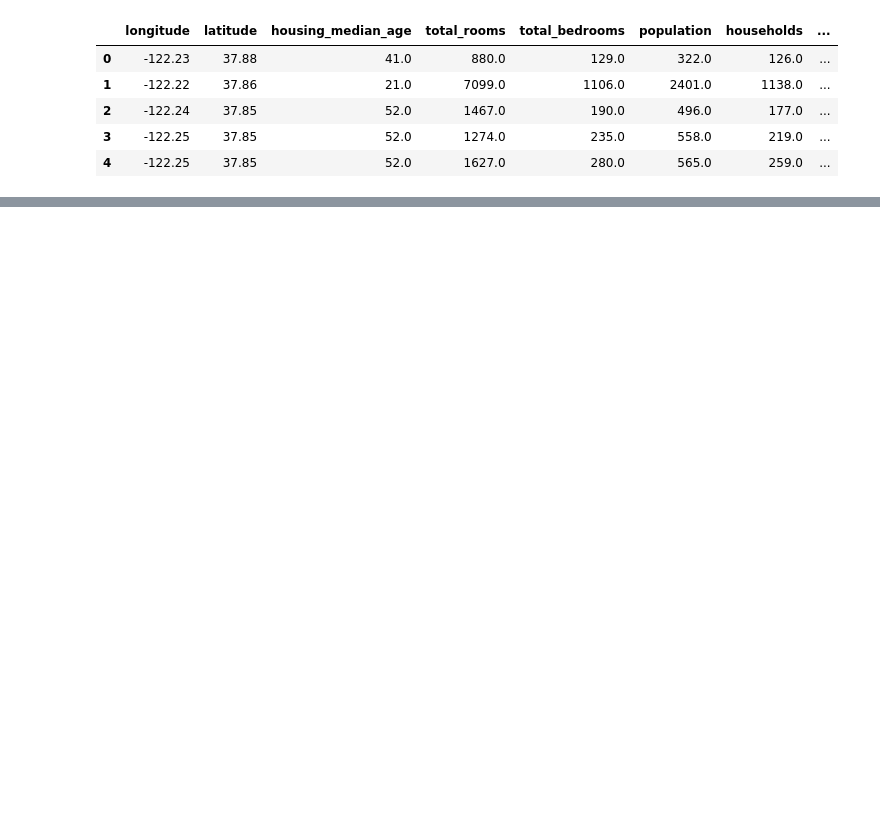
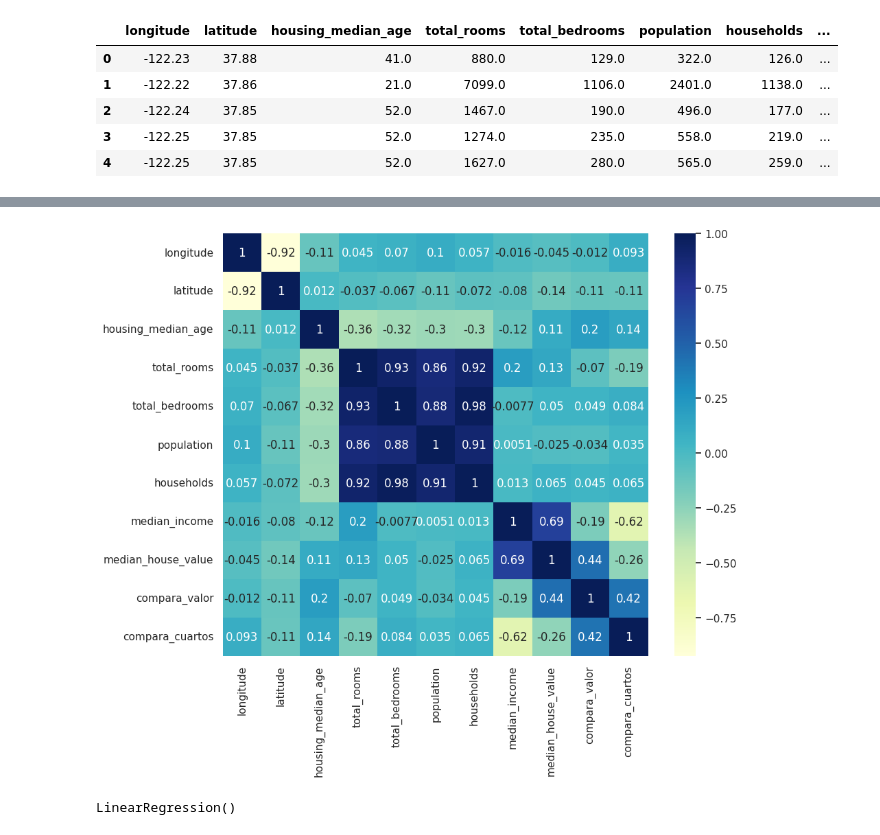
Before and after one commit to DenisseDePi/14102025A, a Jupyter notebook: casas_cal.ipynb, the cells around one changed output, grey strips where cells are left out. Saved outputs shown, nothing was run; the diff lists cells and outputs as text; code cells hidden in the pictures; blank space fills up the shorter version.

```diff
--- a/casas_cal.ipynb
+++ b/casas_cal.ipynb
@@ -121,0 +32,15 @@ datos_nan.corr()
+# %%
+datos_na = datos.dropna().copy() # Ensure datos_na is an independent copy
+datos_na['compara_valor'] = datos_na['median_house_value'] / datos_na['median_income']
+datos_na['compara_cuartos'] = datos_na['total_bedrooms'] / datos_na['total_rooms']
+
+import seaborn as sns
+import matplotlib.pyplot as plt
+
+corr = datos_na.select_dtypes(include=['number']).corr() # Select only numeric columns for correlation
+
+plt.figure(figsize=(10,8))
+sns.heatmap(corr, annot=True, cmap="YlGnBu")
+plt.show()
+# %% [output]
+[figure, added]
@@ -121,0 +54,11 @@ datos_nan.corr()
+# %%
+# Apply one-hot encoding to the 'ocean_proximity' column
+import pandas as pd
+x = pd.get_dummies(x, columns=['ocean_proximity'], drop_first=True)
+
+x_ent,x_pru,y_ent,y_pru=train_test_split(x,y,test_size=0.2)
+from sklearn.linear_model import LinearRegression
+modelo=LinearRegression()
+modelo.fit(x_ent,y_ent)
+# %% [output]
+LinearRegression()
```
Also changed, not shown: parts of 15 cells of this notebook.
